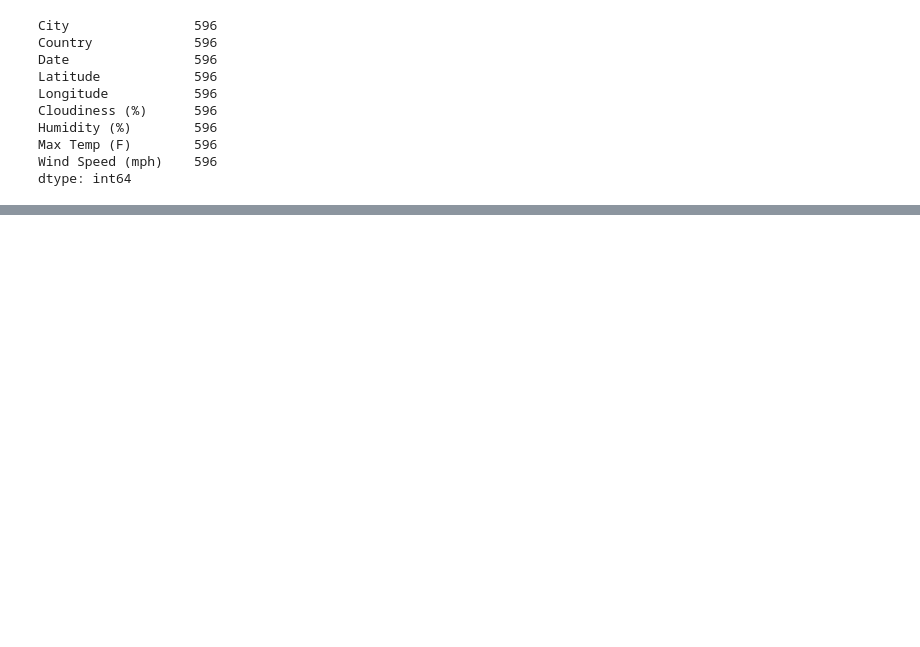
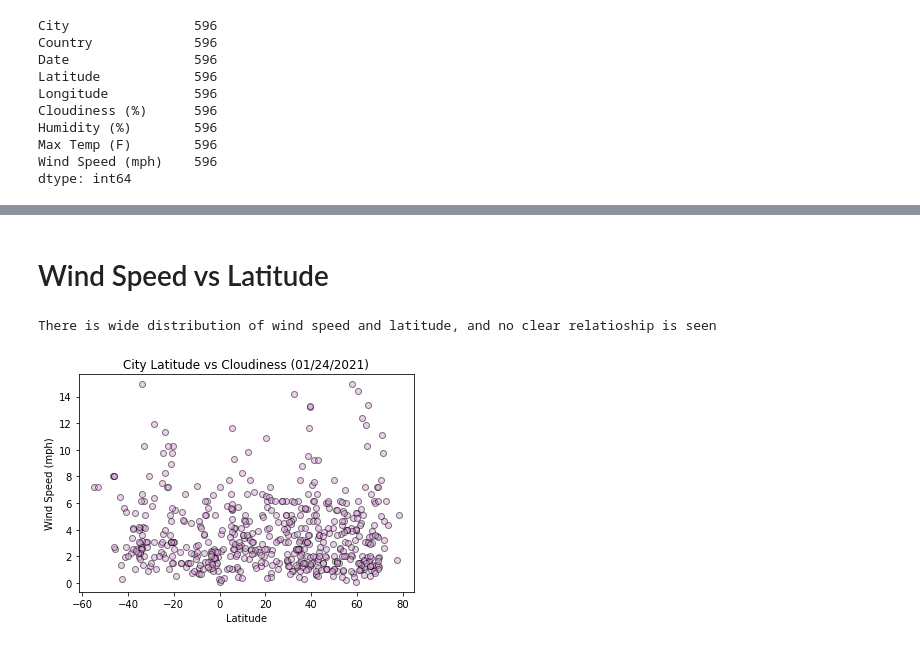
Before and after one commit to mpeteet/python-api-challenge, a Jupyter notebook: WeatherPy/WeatherPy.ipynb, the cells around one changed output, grey strips where cells are left out. Drawn from its saved outputs; the diff is of its cells as text; code cells hidden in the pictures; blank space fills up the shorter version.

```diff
--- a/WeatherPy/WeatherPy.ipynb
+++ b/WeatherPy/WeatherPy.ipynb
@@ -176,0 +198,13 @@ Text(0.5, 1.0, 'City Latitude vs Max Temperature (01/23/2021)')
+# %% [markdown]
+# Wind Speed vs Latitude
+# %%
+today = time.strftime("%m/%d/%Y")
+plt.scatter(pd.to_numeric(weather_df["Latitude"]).astype(float), pd.to_numeric(weather_df["Wind Speed (mph)"]).astype(float), facecolors="plum", edgecolors="black", alpha = 0.5)
+plt.xlabel("Latitude")
+plt.ylabel("Wind Speed (mph)")
+plt.title(f"City Latitude vs Cloudiness ({today})")
+plt.savefig("output/LatWind.png")
+print("There is wide distribution of wind speed and latitude, and no clear relatioship is seen")
+# %% [output]
+There is wide distribution of wind speed and latitude, and no clear relatioship is seen
+[figure, added]
```
Also changed, not shown: parts of 13 cells of this notebook, 6 other files.
